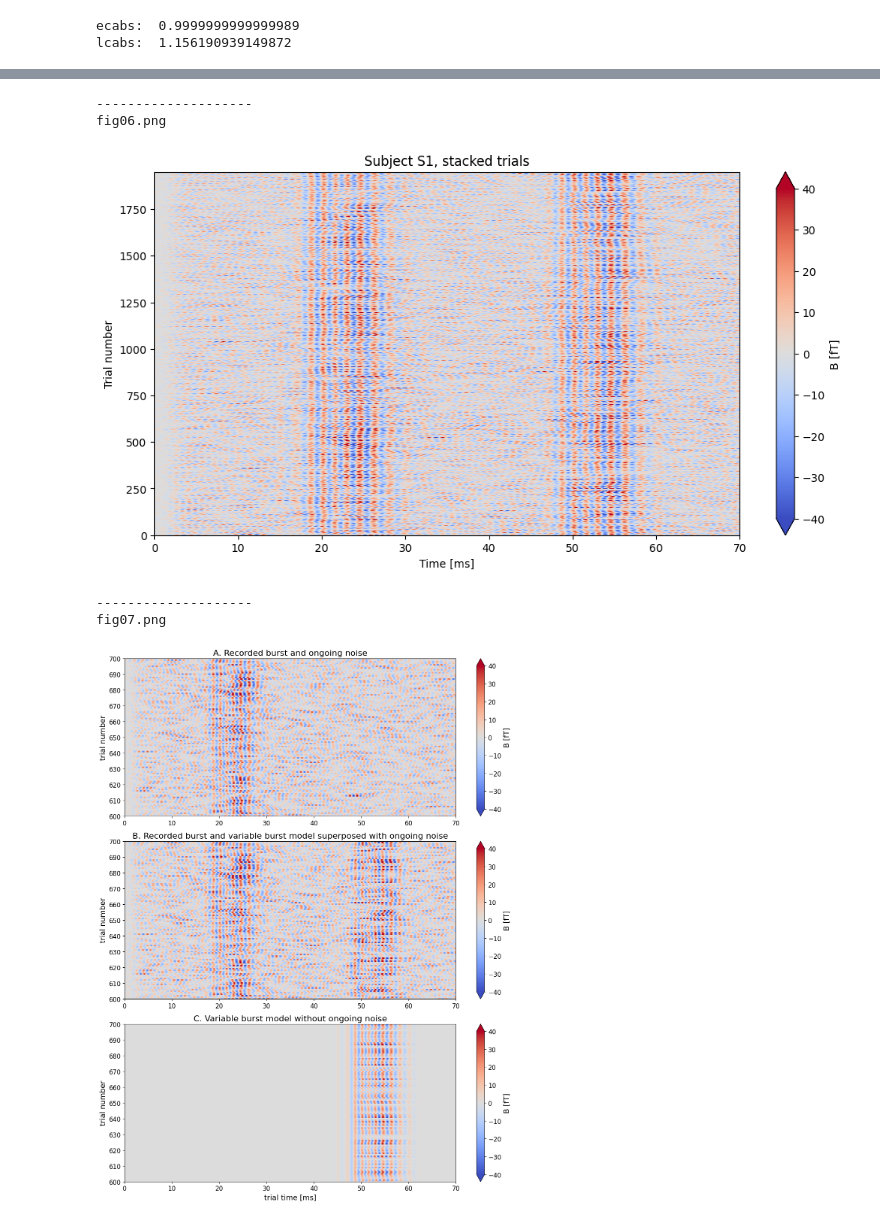
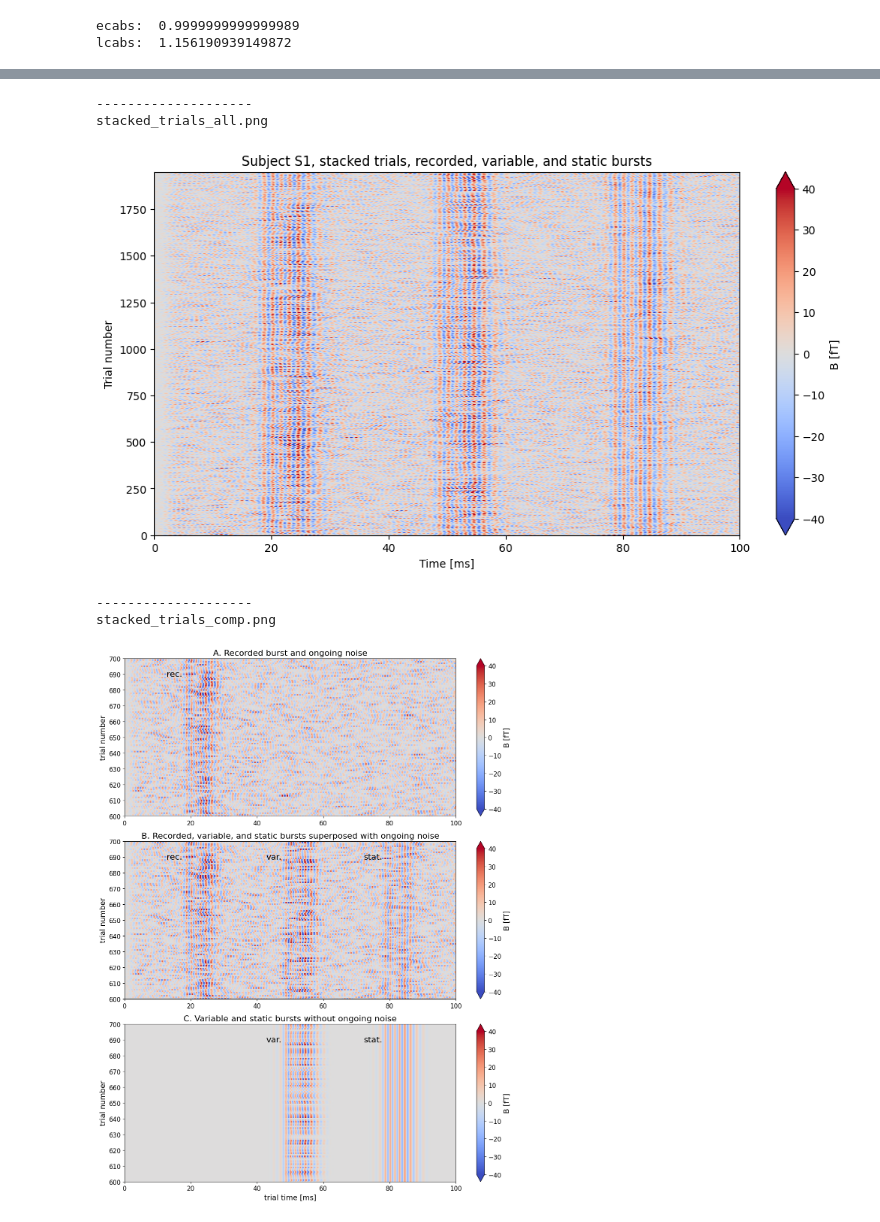
Before and after one commit to neurophysics/BurstModeling, a Jupyter notebook: Scripts/Burst_simulation_analysis.ipynb, the cells around one changed output, grey strips where cells are left out. Cells and saved outputs as stored; diff of their text form; code cells hidden in the pictures.

```diff
--- a/Scripts/Burst_simulation_analysis.ipynb
+++ b/Scripts/Burst_simulation_analysis.ipynb
@@ -167,7 +167,7 @@ model_variables = model_variables_subj[subject]
 [div_steep, div_pos, ecavs, eclvs, lcavs, lclvs] = model_variables
 div_pos_ms = div_pos*(burst_win_ms[1]-burst_win_ms[0])+burst_win_ms[0]
 # %%
-bm = BurstModel(data_t_medium_ms, sigma_medium_trials, burst_win_ms, sigma_sim_offset_ms, srate, seed=60)
+bm = BurstModel(data_t_medium_ms, sigma_medium_trials, burst_win_ms, sigma_sim_offset_ms, srate)
 
 [loss, division_curve, later_comp_sigma_er, lcabs, earlier_comp_sigma_er, ecabs, sigma_bursts_sim,
 sigma_sim_medium_trials] = [i.numpy() for i in bm.calculate_model_output(model_variables)]
@@ -175,6 +175,10 @@ sigma_sim_medium_trials] = [i.numpy() for i in bm.calculate_model_output(model_v
 model_out_static = bm.calculate_model_output([10,0,0,0,0,0])
 sigma_stat_medium_trials = model_out_static[-1].numpy()
 evoked_response = model_out_static[2].numpy()
+
+bm_var_stat = BurstModel(data_t_medium_ms, sigma_sim_medium_trials, burst_win_ms, 60, srate)
+model_out_var_stat = bm_var_stat.calculate_model_output([10,0,0,0,0,0])
+sigma_var_stat_medium_trials = model_out_var_stat[-1].numpy()
 # %%
 print('ecabs: ', ecabs)
 print('lcabs: ', lcabs)
@@ -685,9 +689,9 @@ fig05.png
 # %%
 # plot sigma burst single trials stack on each other
 
-plt_header('Subject S1, stacked trials')
+plt_header('Subject S1, stacked trials, recorded, variable, and static bursts')
 data_t = data_t_medium_ms
-data_y_input = sigma_sim_medium_trials
+data_y_input = sigma_var_stat_medium_trials
 data_y = data_y_input.real
 
 #limit = np.round(np.sqrt(np.mean(data_y**2))*3/10)*10
@@ -699,13 +703,14 @@ plt.ylabel('Trial number')
 plt.xlabel('Time [ms]')
 clb = plt.colorbar(extend='both')
 clb.set_label(meg_unit)
-plt.xlim(0,70)
+plt.xlim(0,100)
 plt.ylim(0, len(data_y.T))
-plt_show_save_fig()
+
+plt_show_save_fig('stacked_trials_all')
 # %% [output]
 --------------------
-fig06.png
+stacked_trials_all.png
-[figure, old version]
+[figure, new version]
 # %%
 # plot sigma burst single trials stack on each other
 
@@ -728,43 +733,51 @@ clb.set_label(meg_unit, fontsize=14)
 clb.ax.tick_params(labelsize=12)
 axs[0].yaxis.set_major_locator(plticker.MultipleLocator(10))
 axs[0].set_ylim(ylim_0, ylim_1)
-axs[0].set_xlim(0,70)
+axs[0].set_xlim(0,100)
 axs[0].tick_params(labelsize=12)
+axs[0].text(0.15, 0.90, 'rec.', fontsize=16, ha='center', va='center', transform=axs[0].transAxes)
+
 
 data_t = data_t_medium_ms
-data_y = sigma_sim_medium_trials.real
+data_y = sigma_var_stat_medium_trials.real
 
-axs[1].set_title('B. Recorded burst and variable burst model superposed with ongoing noise', fontsize=16)
+axs[1].set_title('B. Recorded, variable, and static bursts superposed with ongoing noise', fontsize=16)
 img = axs[1].pcolormesh(data_t, np.arange(len(data_y.T)), data_y.T,
             rasterized=True, shading='nearest', cmap='coolwarm', vmin=-limit, vmax=limit)
 axs[1].set_ylabel('trial number', fontsize=14)
 clb = fig.colorbar(img, extend='both')
 clb.set_label(meg_unit, fontsize=14)
 clb.ax.tick_params(labelsize=12)
 axs[1].yaxis.set_major_locator(plticker.MultipleLocator(10))
 axs[1].set_ylim(ylim_0, ylim_1)
-axs[1].set_xlim(0,70)
+axs[1].set_xlim(0,100)
 axs[1].tick_params(labelsize=12)
+axs[1].text(0.15, 0.90, 'rec.', fontsize=16, ha='center', va='center', transform=axs[1].transAxes)
+axs[1].text(0.45, 0.90, 'var.', fontsize=16, ha='center', va='center', transform=axs[1].transAxes)
+axs[1].text(0.75, 0.90, 'stat.', fontsize=16, ha='center', va='center', transform=axs[1].transAxes)
+
 
 data_t = data_t_medium_ms
-data_y = sigma_sim_medium_trials.real - sigma_medium_trials.real
+data_y = sigma_var_stat_medium_trials.real - sigma_medium_trials.real
 
-axs[2].set_title('C. Variable burst model without ongoing noise', fontsize=16)
+axs[2].set_title('C. Variable and static bursts without ongoing noise', fontsize=16)
 img = axs[2].pcolormesh(data_t, np.arange(len(data_y.T)), data_y.T,
             rasterized=True, shading='nearest', cmap='coolwarm', vmin=-limit, vmax=limit)
 axs[2].set_ylabel('trial number', fontsize=14)
 axs[2].set_xlabel('trial time [ms]', fontsize=14)
 clb = fig.colorbar(img, extend='both')
 clb.set_label(meg_unit, fontsize=14)
 clb.ax.tick_params(labelsize=12)
 axs[2].yaxis.set_major_locator(plticker.MultipleLocator(10))
 axs[2].set_ylim(ylim_0, ylim_1)
-axs[2].set_xlim(0,70)
+axs[2].set_xlim(0,100)
 axs[2].tick_params(labelsize=12)
+axs[2].text(0.45, 0.90, 'var.', fontsize=16, ha='center', va='center', transform=axs[2].transAxes)
+axs[2].text(0.75, 0.90, 'stat.', fontsize=16, ha='center', va='center', transform=axs[2].transAxes)
 
 fig.tight_layout()
-plt_show_save_fig()
+plt_show_save_fig('stacked_trials_comp')
 # %% [output]
 --------------------
-fig07.png
+stacked_trials_comp.png
-[figure, old version]
+[figure, new version]
```
Also changed, not shown: parts of 6 cells of this notebook, 3 other files.
